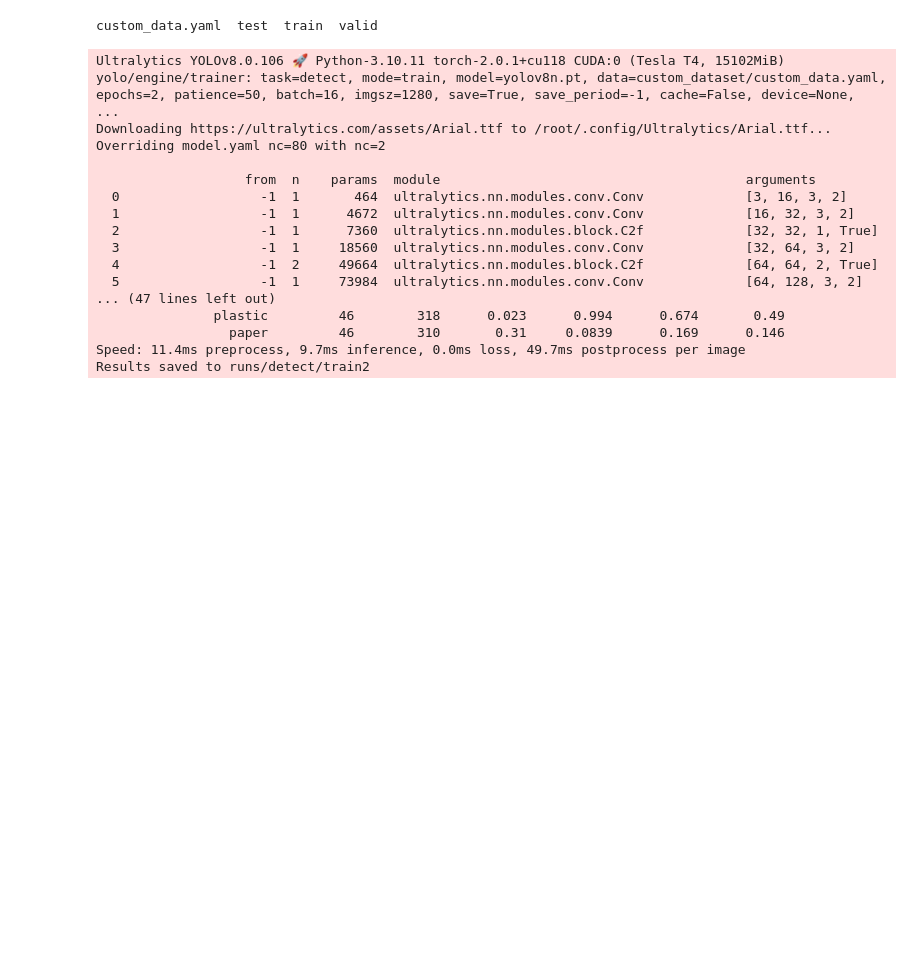
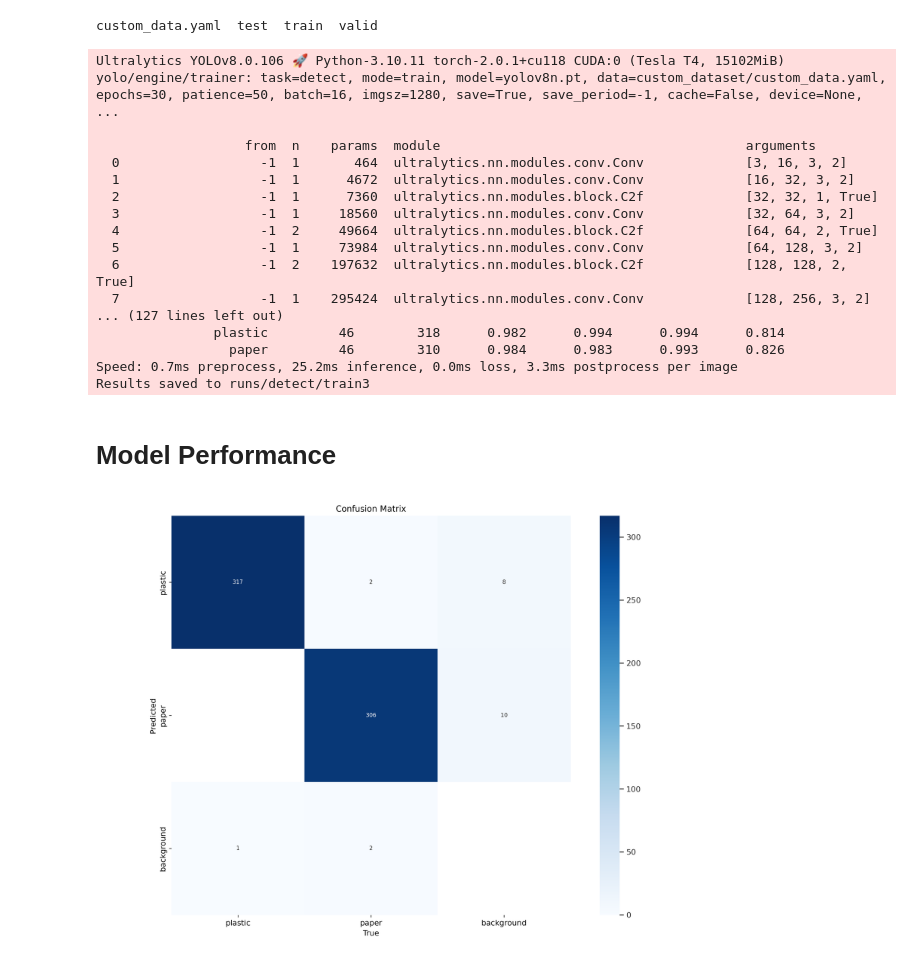
Before and after one commit to BGDNick/trash, a Jupyter notebook: Trash.ipynb, the cells around one changed output. Drawn from its saved outputs; the diff is of its cells as text; code cells hidden in the pictures; blank space fills up the shorter version.

```diff
--- a/Trash.ipynb
+++ b/Trash.ipynb
@@ -35,12 +35,10 @@ Downloading https://github.com/ultralytics/assets/releases/download/v0.0.0/yolov
 # %% [output]
 custom_data.yaml  test  train  valid
 # %%
-model.train(data='custom_dataset/custom_data.yaml', epochs=2, workers=1, imgsz=1280)
+model.train(data='custom_dataset/custom_data.yaml', epochs=30, workers=1, imgsz=1280)
 # %% [output]
 Ultralytics YOLOv8.0.106 🚀 Python-3.10.11 torch-2.0.1+cu118 CUDA:0 (Tesla T4, 15102MiB)
-yolo/engine/trainer: task=detect, mode=train, model=yolov8n.pt, data=custom_dataset/custom_data.yaml, epochs=2, patience=50, batch=16, imgsz=1280, save=True, save_period=-1, cache=False, device=None,  ...
-Downloading https://ultralytics.com/assets/Arial.ttf to /root/.config/Ultralytics/Arial.ttf...
-Overriding model.yaml nc=80 with nc=2
+yolo/engine/trainer: task=detect, mode=train, model=yolov8n.pt, data=custom_dataset/custom_data.yaml, epochs=30, patience=50, batch=16, imgsz=1280, save=True, save_period=-1, cache=False, device=None, ...
 
                    from  n    params  module                                       arguments
   0                  -1  1       464  ultralytics.nn.modules.conv.Conv             [3, 16, 3, 2]
@@ -49,8 +47,12 @@ Overriding model.yaml nc=80 with nc=2
   3                  -1  1     18560  ultralytics.nn.modules.conv.Conv             [32, 64, 3, 2]
   4                  -1  2     49664  ultralytics.nn.modules.block.C2f             [64, 64, 2, True]
   5                  -1  1     73984  ultralytics.nn.modules.conv.Conv             [64, 128, 3, 2]
-... (47 lines left out)
-               plastic         46        318      0.023      0.994      0.674       0.49
-                 paper         46        310       0.31     0.0839      0.169      0.146
-Speed: 11.4ms preprocess, 9.7ms inference, 0.0ms loss, 49.7ms postprocess per image
-Results saved to runs/detect/train2
+  6                  -1  2    197632  ultralytics.nn.modules.block.C2f             [128, 128, 2, True]
+  7                  -1  1    295424  ultralytics.nn.modules.conv.Conv             [128, 256, 3, 2]
+... (127 lines left out)
+               plastic         46        318      0.982      0.994      0.994      0.814
+                 paper         46        310      0.984      0.983      0.993      0.826
+Speed: 0.7ms preprocess, 25.2ms inference, 0.0ms loss, 3.3ms postprocess per image
+Results saved to runs/detect/train3
+# %% [markdown]
+# Model Performance
@@ -56,0 +61,4 @@ Results saved to runs/detect/train2
+# %%
+Image(filename='runs/detect/train3/confusion_matrix.png', width=600)
+# %% [output]
+[figure, added]
```
Also changed, not shown: parts of 3 cells of this notebook.
